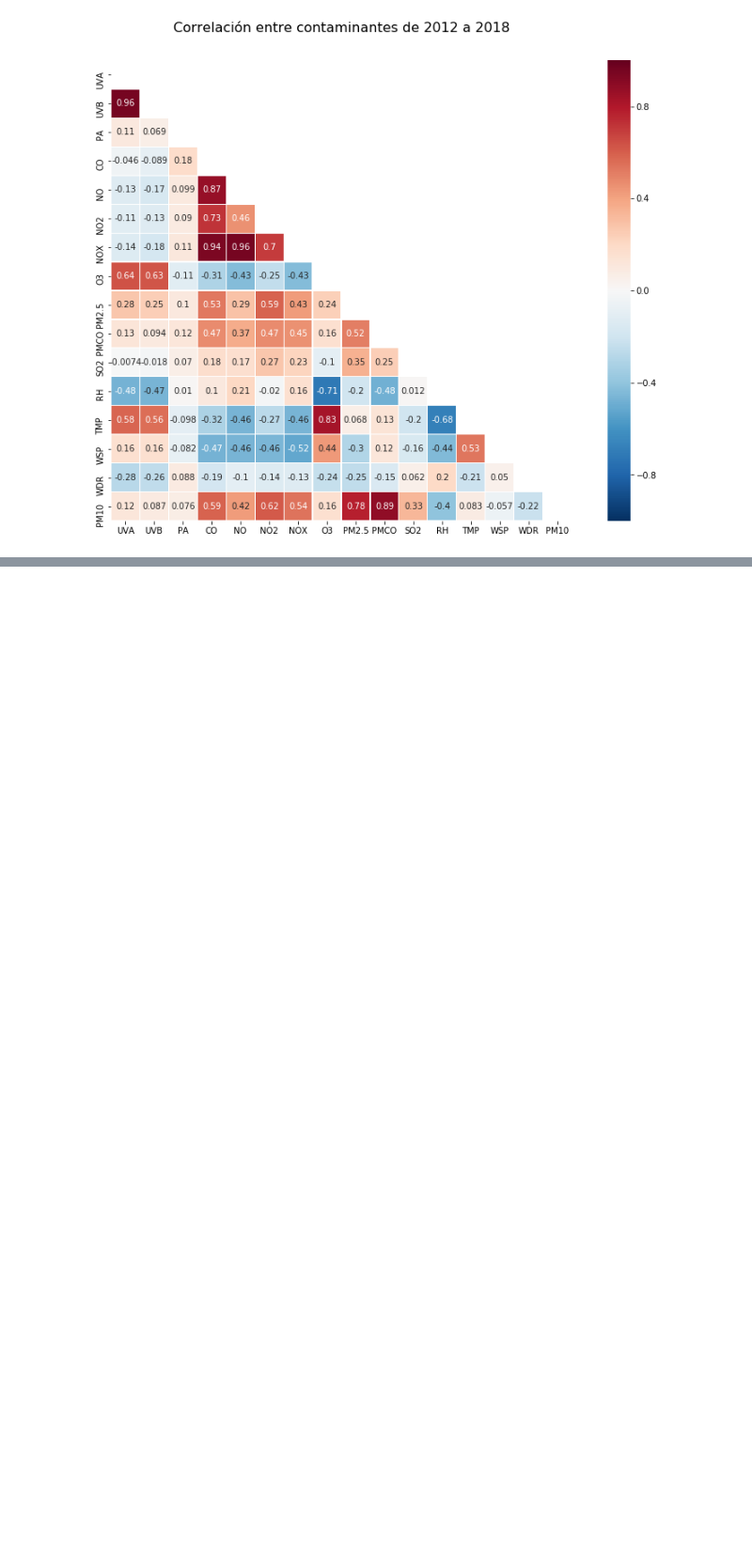
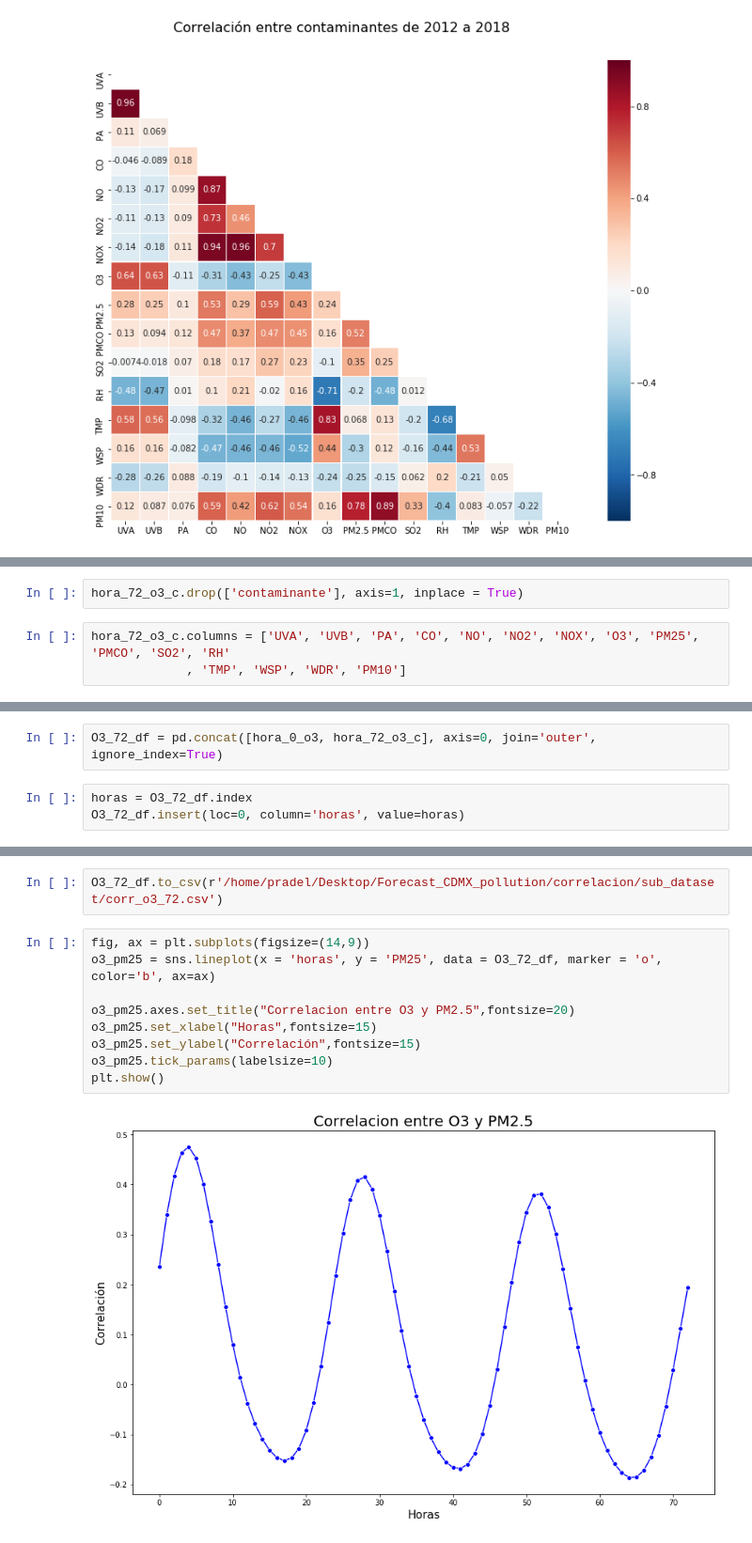
Before and after one commit to paupradel/correlation, a Jupyter notebook: Correlaciones.ipynb, the cells around one changed output, grey strips where cells are left out. Shown at 94% size. Cells and saved outputs as stored; diff of their text form; blank space fills up the shorter version.

```diff
--- a/Correlaciones.ipynb
+++ b/Correlaciones.ipynb
@@ -126,0 +258,5 @@ interactive(children=(FloatSlider(value=0.5, description='x', max=1.0), Output()
+# %%
+hora_72_o3_c.drop(['contaminante'], axis=1, inplace = True)
+# %%
+hora_72_o3_c.columns = ['UVA', 'UVB', 'PA', 'CO', 'NO', 'NO2', 'NOX', 'O3', 'PM25', 'PMCO', 'SO2', 'RH'
+             , 'TMP', 'WSP', 'WDR', 'PM10']
@@ -126,0 +272,5 @@ interactive(children=(FloatSlider(value=0.5, description='x', max=1.0), Output()
+# %%
+O3_72_df = pd.concat([hora_0_o3, hora_72_o3_c], axis=0, join='outer', ignore_index=True)
+# %%
+horas = O3_72_df.index
+O3_72_df.insert(loc=0, column='horas', value=horas)
@@ -126,0 +286,13 @@ interactive(children=(FloatSlider(value=0.5, description='x', max=1.0), Output()
+# %%
+O3_72_df.to_csv(r'/home/pradel/Desktop/Forecast_CDMX_pollution/correlacion/sub_dataset/corr_o3_72.csv')
+# %%
+fig, ax = plt.subplots(figsize=(14,9))
+o3_pm25 = sns.lineplot(x = 'horas', y = 'PM25', data = O3_72_df, marker = 'o',  color='b', ax=ax)
+
+o3_pm25.axes.set_title("Correlacion entre O3 y PM2.5",fontsize=20)
+o3_pm25.set_xlabel("Horas",fontsize=15)
+o3_pm25.set_ylabel("Correlación",fontsize=15)
+o3_pm25.tick_params(labelsize=10)
+plt.show()
+# %% [output]
+[figure, added]
```
Also changed, not shown: parts of 35 cells of this notebook.
